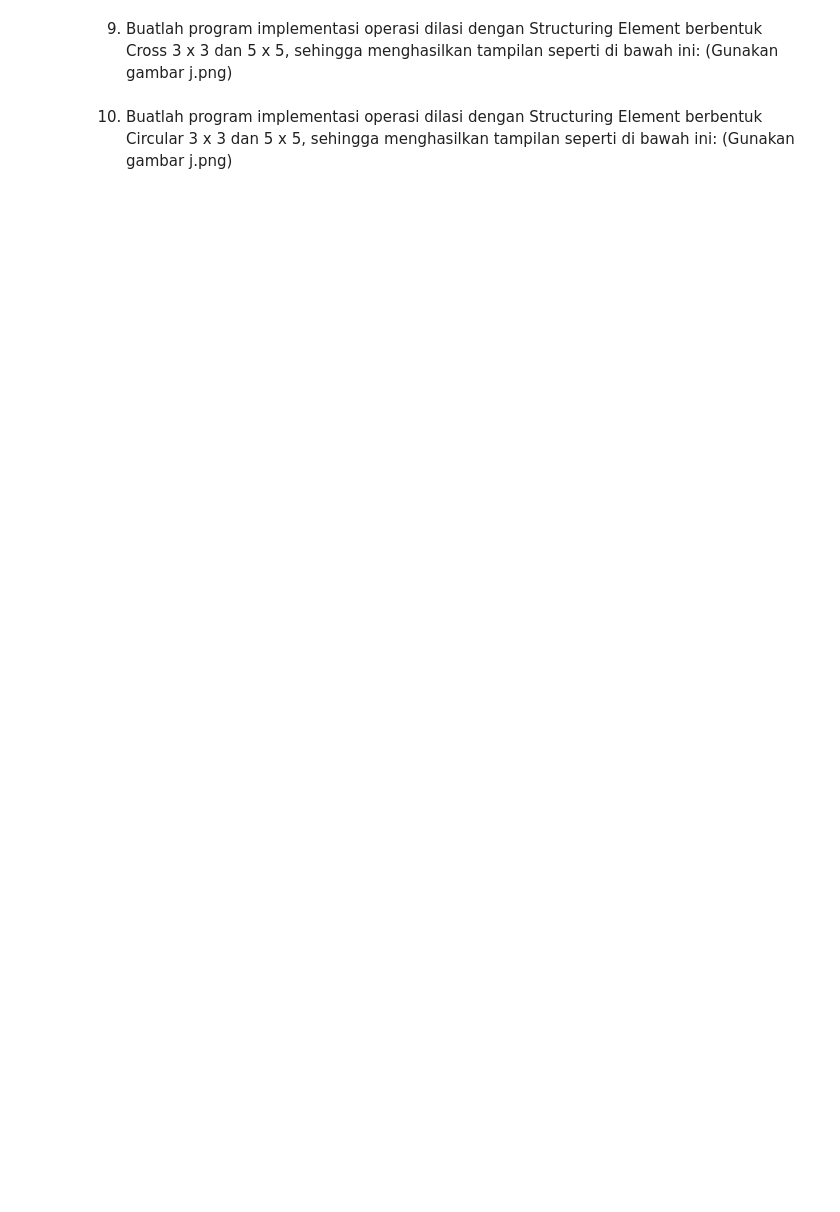
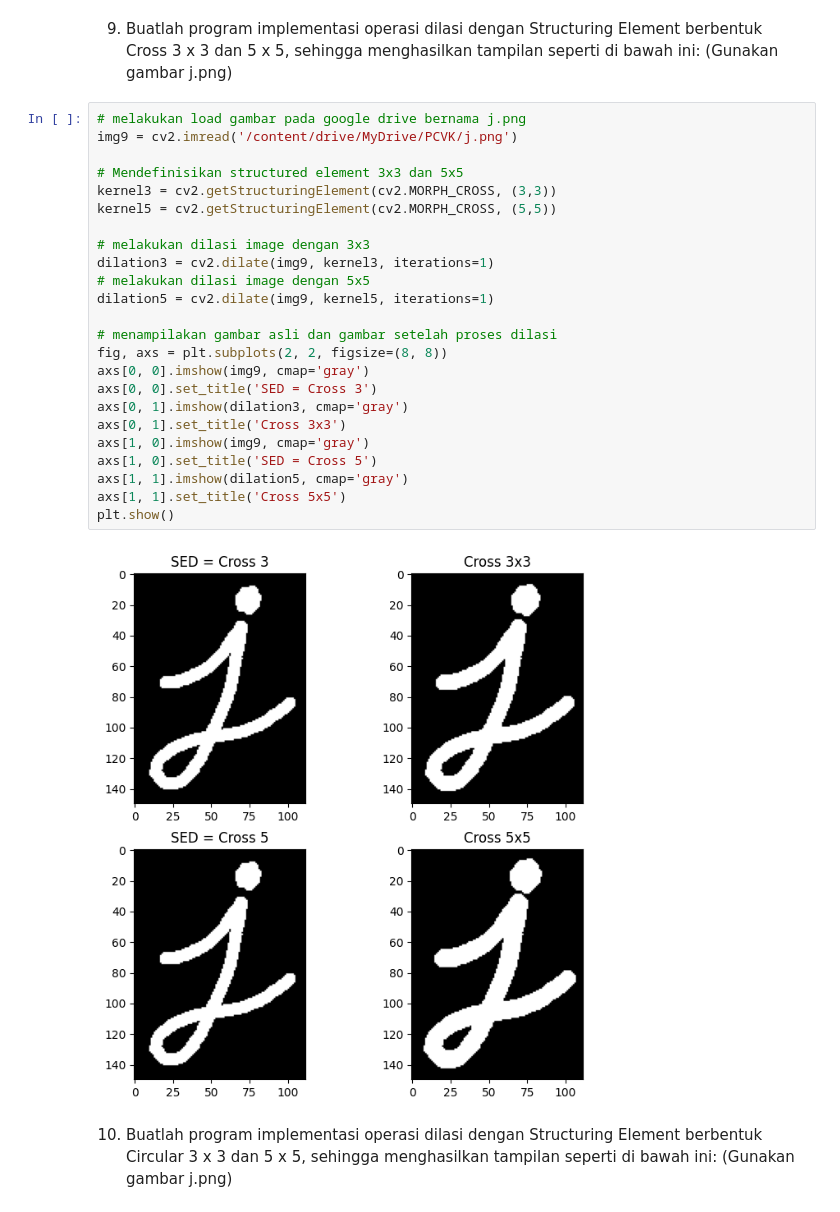
Before and after one commit to Afvanie/PCVK_Genap_2023, a Jupyter notebook: week9.ipynb, the cells around one changed output. Drawn from its saved outputs; the diff is of its cells as text; blank space fills up the shorter version.

```diff
--- a/week9.ipynb
+++ b/week9.ipynb
@@ -207,6 +285,32 @@ fingerprint.png)
 9. Buatlah program implementasi operasi dilasi dengan Structuring Element berbentuk
 Cross 3 x 3 dan 5 x 5, sehingga menghasilkan tampilan seperti di bawah ini: (Gunakan
 gambar j.png)
+# %%
+# melakukan load gambar pada google drive bernama j.png
+img9 = cv2.imread('/content/drive/MyDrive/PCVK/j.png')
+
+# Mendefinisikan structured element 3x3 dan 5x5
+kernel3 = cv2.getStructuringElement(cv2.MORPH_CROSS, (3,3))
+kernel5 = cv2.getStructuringElement(cv2.MORPH_CROSS, (5,5))
+
+# melakukan dilasi image dengan 3x3
+dilation3 = cv2.dilate(img9, kernel3, iterations=1)
+# melakukan dilasi image dengan 5x5
+dilation5 = cv2.dilate(img9, kernel5, iterations=1)
+
+# menampilakan gambar asli dan gambar setelah proses dilasi
+fig, axs = plt.subplots(2, 2, figsize=(8, 8))
+axs[0, 0].imshow(img9, cmap='gray')
+axs[0, 0].set_title('SED = Cross 3')
+axs[0, 1].imshow(dilation3, cmap='gray')
+axs[0, 1].set_title('Cross 3x3')
+axs[1, 0].imshow(img9, cmap='gray')
+axs[1, 0].set_title('SED = Cross 5')
+axs[1, 1].imshow(dilation5, cmap='gray')
+axs[1, 1].set_title('Cross 5x5')
+plt.show()
+# %% [output]
+[figure, added]
 # %% [markdown]
 10. Buatlah program implementasi operasi dilasi dengan Structuring Element berbentuk
 Circular 3 x 3 dan 5 x 5, sehingga menghasilkan tampilan seperti di bawah ini:
```
Also changed, not shown: parts of 5 cells of this notebook.
